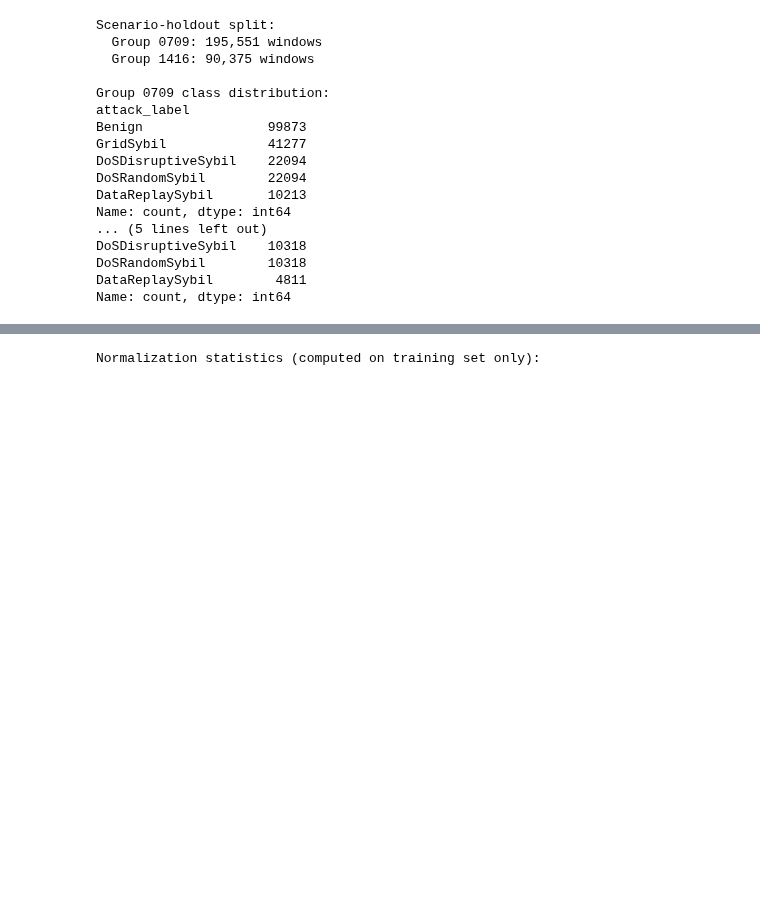
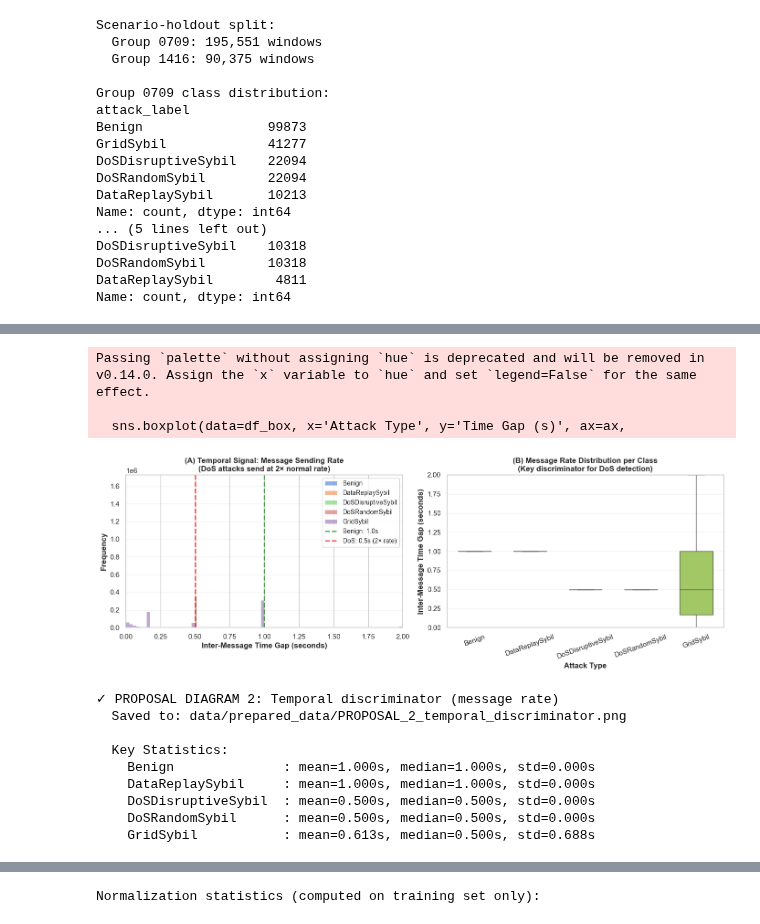
Before and after one commit to bibekgupta3333/sybil-llm, a Jupyter notebook: notebook/eda_veremi.ipynb, the cells around one changed output, grey strips where cells are left out. Saved outputs shown, nothing was run; the diff lists cells and outputs as text; code cells hidden in the pictures; blank space fills up the shorter version.

```diff
--- a/notebook/eda_veremi.ipynb
+++ b/notebook/eda_veremi.ipynb
@@ -801,0 +1089,65 @@ Name: count, dtype: int64
+# %%
+# DIAGRAM 2: Key Discriminative Feature - Inter-Message Time Gaps
+fig, axes = plt.subplots(1, 2, figsize=(14, 5))
+
+# Left: Histogram of inter-message gaps by class
+ax = axes[0]
+valid_deltas_sample = valid_deltas[valid_deltas['time_delta'] <= 2.0]  # Focus on 0-2s range
+for label in sorted(valid_deltas_sample['attack_label'].unique()):
+    sub = valid_deltas_sample[valid_deltas_sample['attack_label'] == label]['time_delta']
+    ax.hist(sub, bins=80, alpha=0.6, label=label, edgecolor='none', linewidth=0)
+
+ax.axvline(1.0, color='green', linestyle='--', linewidth=2, label='Benign: 1.0s', alpha=0.7)
+ax.axvline(0.5, color='red', linestyle='--', linewidth=2, label='DoS: 0.5s (2× rate)', alpha=0.7)
+ax.set_xlabel('Inter-Message Time Gap (seconds)', fontsize=12, fontweight='bold')
+ax.set_ylabel('Frequency', fontsize=12, fontweight='bold')
+ax.set_title('(A) Temporal Signal: Message Sending Rate\n(DoS attacks send at 2× normal rate)',
+             fontsize=12, fontweight='bold')
+ax.legend(fontsize=10, loc='upper right')
+ax.grid(axis='y', alpha=0.3)
+ax.set_xlim(0, 2)
+
+# Right: Box plot comparison across classes
+ax = axes[1]
+box_data = []
+for label in sorted(df_meta['attack_label'].unique()):
+    sub = valid_deltas_sample[valid_deltas_sample['attack_label'] == label]['time_delta']
+    for val in sub.sample(min(5000, len(sub)), random_state=42):
+        box_data.append({'Attack Type': label, 'Time Gap (s)': val})
+
+df_box = pd.DataFrame(box_data)
+sns.boxplot(data=df_box, x='Attack Type', y='Time Gap (s)', ax=ax,
+            palette=sns.color_palette('Set2', 5), width=0.6)
+ax.set_ylabel('Inter-Message Time Gap (seconds)', fontsize=12, fontweight='bold')
+ax.set_xlabel('Attack Type', fontsize=12, fontweight='bold')
+ax.set_title('(B) Message Rate Distribution per Class\n(Key discriminator for DoS detection)',
+             fontsize=12, fontweight='bold')
+ax.tick_params(axis='x', rotation=20)
+ax.grid(axis='y', alpha=0.3)
+ax.set_ylim(0, 2)
+
+plt.tight_layout()
+plt.savefig('data/prepared_data/PROPOSAL_2_temporal_discriminator.png', dpi=300, bbox_inches='tight')
+plt.show()
+
+# Print timing statistics
+print("✓ PROPOSAL DIAGRAM 2: Temporal discriminator (message rate)")
+print(f"  Saved to: data/prepared_data/PROPOSAL_2_temporal_discriminator.png")
+print("\n  Key Statistics:")
+for label in sorted(df_meta['attack_label'].unique()):
+    sub = valid_deltas[valid_deltas['attack_label'] == label]['time_delta']
+    print(f"    {label:20s}: mean={sub.mean():.3f}s, median={sub.median():.3f}s, std={sub.std():.3f}s")
+# %% [output]
+Passing `palette` without assigning `hue` is deprecated and will be removed in v0.14.0. Assign the `x` variable to `hue` and set `legend=False` for the same effect.
+
+  sns.boxplot(data=df_box, x='Attack Type', y='Time Gap (s)', ax=ax,
+[figure, added]
+✓ PROPOSAL DIAGRAM 2: Temporal discriminator (message rate)
+  Saved to: data/prepared_data/PROPOSAL_2_temporal_discriminator.png
+
+  Key Statistics:
+    Benign              : mean=1.000s, median=1.000s, std=0.000s
+    DataReplaySybil     : mean=1.000s, median=1.000s, std=0.000s
+    DoSDisruptiveSybil  : mean=0.500s, median=0.500s, std=0.000s
+    DoSRandomSybil      : mean=0.500s, median=0.500s, std=0.000s
+    GridSybil           : mean=0.613s, median=0.500s, std=0.688s
```
Also changed, not shown: parts of 9 cells of this notebook, 27 other files.
